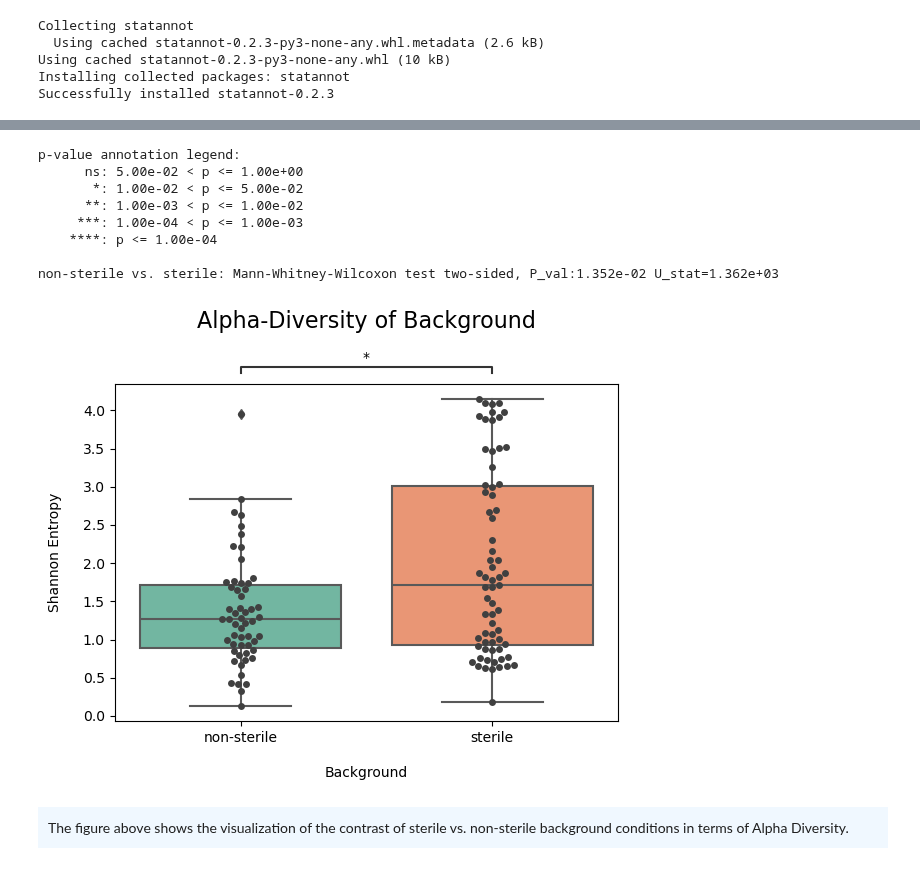
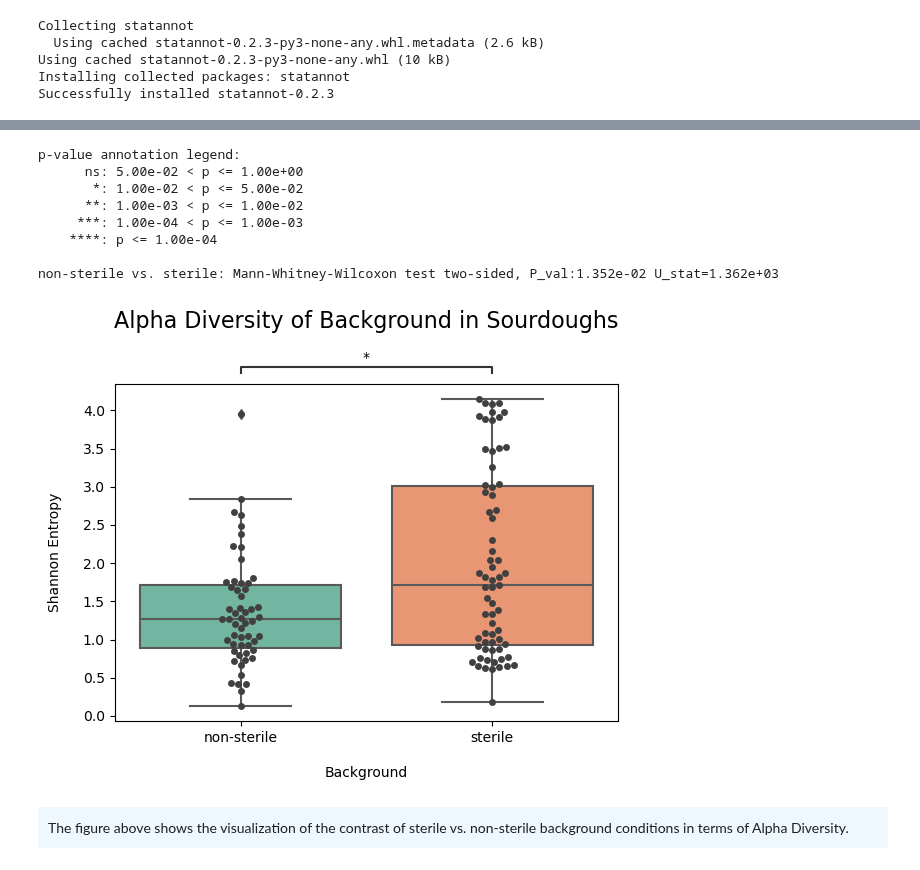
Before and after one commit to ninaaa-a/FermentYOU, a Jupyter notebook: Alpha diversity.ipynb, the cells around one changed output, grey strips where cells are left out. Cells and saved outputs as stored; diff of their text form; code cells hidden in the pictures.

```diff
--- a/Alpha diversity.ipynb
+++ b/Alpha diversity.ipynb
@@ -371,35 +371,35 @@ warnings.filterwarnings('ignore')
 from statannotations.Annotator import Annotator
 from statannot import add_stat_annotation
 
 plt.figure(figsize=(6,5))
 # remove white space
 df['background'] = df['background'].str.strip()
 
 ax = sns.boxplot(x='background', y='shannon', data=df, palette='Set2')
 sns.swarmplot(x='background', y='shannon', data=df, color='0.25', ax=ax)
 
 # statistical annotations with Mann-Whitney U Test (non-parametric)
 annotator = Annotator(ax, [("sterile", "non-sterile")],
                       data=df, x='background', y='shannon')
 annotator.configure(test='Mann-Whitney', text_format='star', loc='outside', verbose=2)
 annotator.apply_and_annotate()
 
 ax.set_xlabel('Background', labelpad=15)
 ax.set_ylabel('Shannon Entropy', labelpad=15)
-ax.set_title('Alpha-Diversity of Background', size=16, pad=40)
+ax.set_title('Alpha Diversity of Background in Sourdoughs', size=16, pad=40)
 plt.tight_layout()
 plt.savefig('Data/graphics/boxplot-sterile-nonsterile.png', dpi=300, bbox_inches='tight')
 plt.show()
 # %% [output]
 p-value annotation legend:
       ns: 5.00e-02 < p <= 1.00e+00
        *: 1.00e-02 < p <= 5.00e-02
       **: 1.00e-03 < p <= 1.00e-02
      ***: 1.00e-04 < p <= 1.00e-03
     ****: p <= 1.00e-04
 
 non-sterile vs. sterile: Mann-Whitney-Wilcoxon test two-sided, P_val:1.352e-02 U_stat=1.362e+03
-[figure, old version]
+[figure, new version]
 # %% [markdown]
 <div style="background-color: aliceblue; padding: 10px;">
 The figure above shows the visualization of the contrast of sterile vs. non-sterile background conditions in terms of Alpha Diversity.
```
